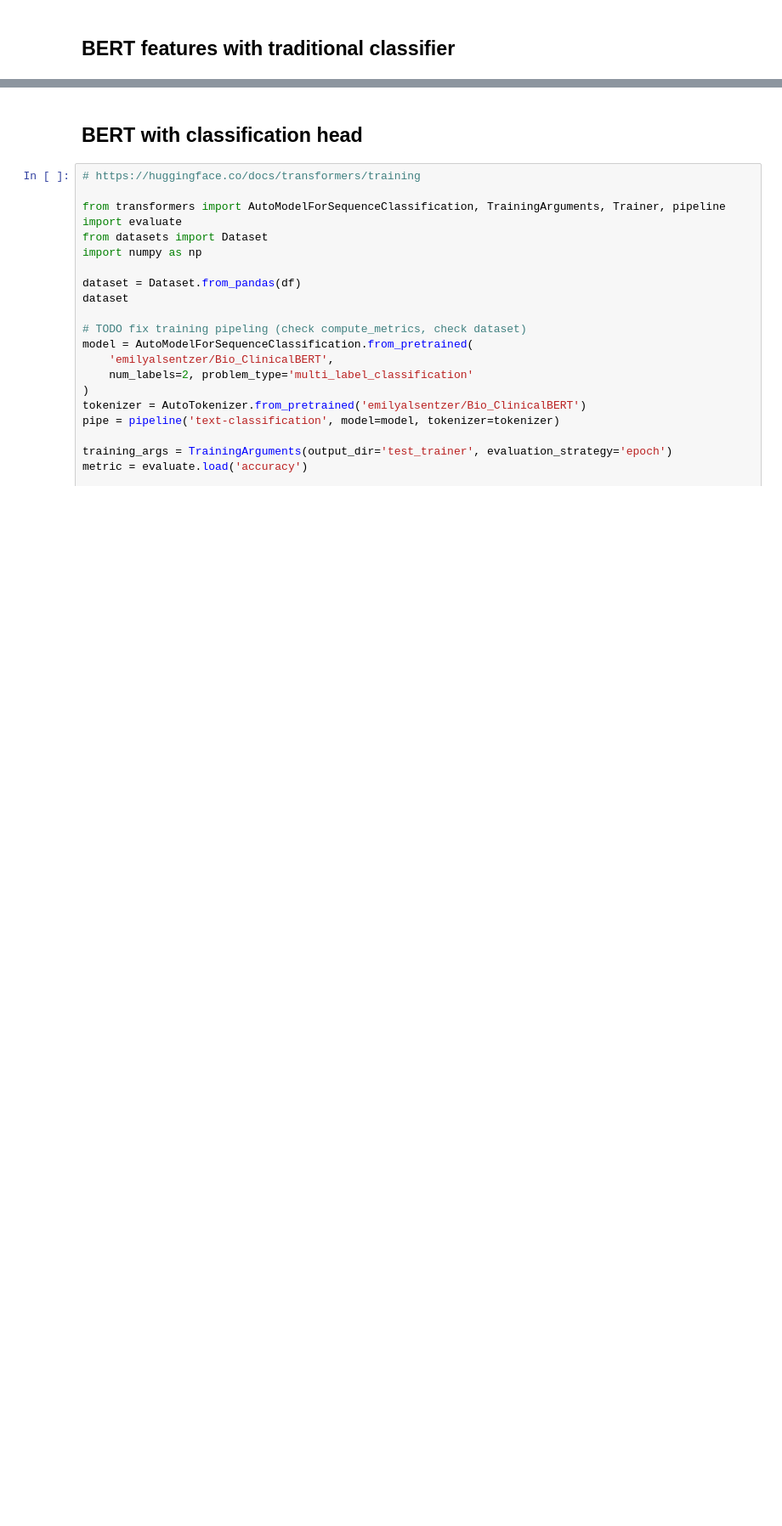
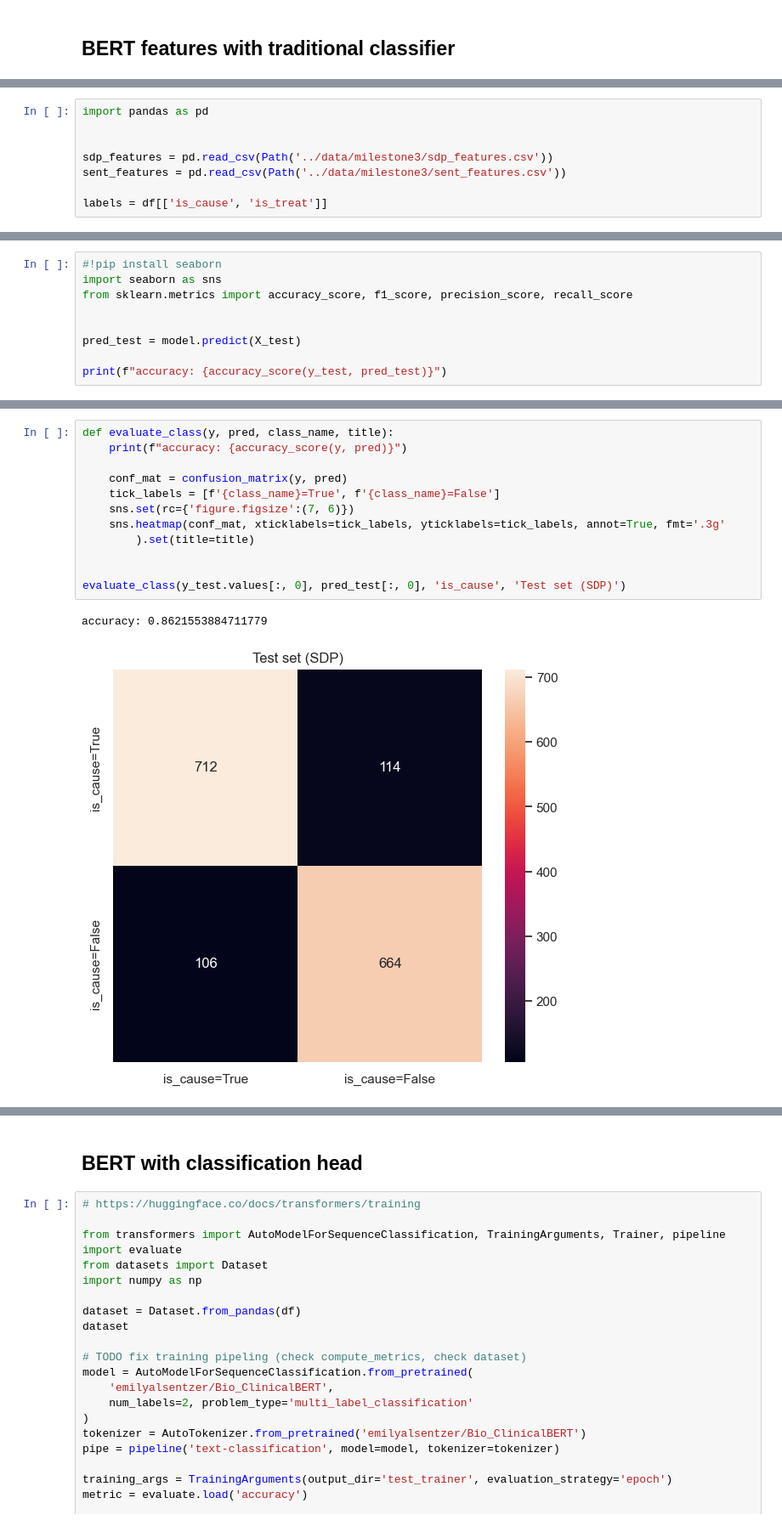
Before and after one commit to anaterovic/NLP, a Jupyter notebook: docs/milestone3.ipynb, the cells around one changed output, grey strips where cells are left out. Shown at 85% size. Saved outputs shown, nothing was run; the diff lists cells and outputs as text; blank space fills up the shorter version.

Commit message:
Milestone3, finished BERT features classifier

```diff
--- a/docs/milestone3.ipynb
+++ b/docs/milestone3.ipynb
@@ -161,0 +182,8 @@ import numpy as np
+# %%
+import pandas as pd
+
+
+sdp_features = pd.read_csv(Path('../data/milestone3/sdp_features.csv'))
+sent_features = pd.read_csv(Path('../data/milestone3/sent_features.csv'))
+
+labels = df[['is_cause', 'is_treat']]
@@ -161,0 +233,9 @@ import numpy as np
+# %%
+#!pip install seaborn
+import seaborn as sns
+from sklearn.metrics import accuracy_score, f1_score, precision_score, recall_score
+
+
+pred_test = model.predict(X_test)
+
+print(f"accuracy: {accuracy_score(y_test, pred_test)}")
@@ -161,0 +263,15 @@ import numpy as np
+# %%
+def evaluate_class(y, pred, class_name, title):
+    print(f"accuracy: {accuracy_score(y, pred)}")
+
+    conf_mat = confusion_matrix(y, pred)
+    tick_labels = [f'{class_name}=True', f'{class_name}=False']
+    sns.set(rc={'figure.figsize':(7, 6)})
+    sns.heatmap(conf_mat, xticklabels=tick_labels, yticklabels=tick_labels, annot=True, fmt='.3g'
+        ).set(title=title)
+
+
+evaluate_class(y_test.values[:, 0], pred_test[:, 0], 'is_cause', 'Test set (SDP)')
+# %% [output]
+accuracy: 0.8621553884711779
+[figure, added]
```
Also changed, not shown: parts of 26 cells of this notebook, 3 other files.
